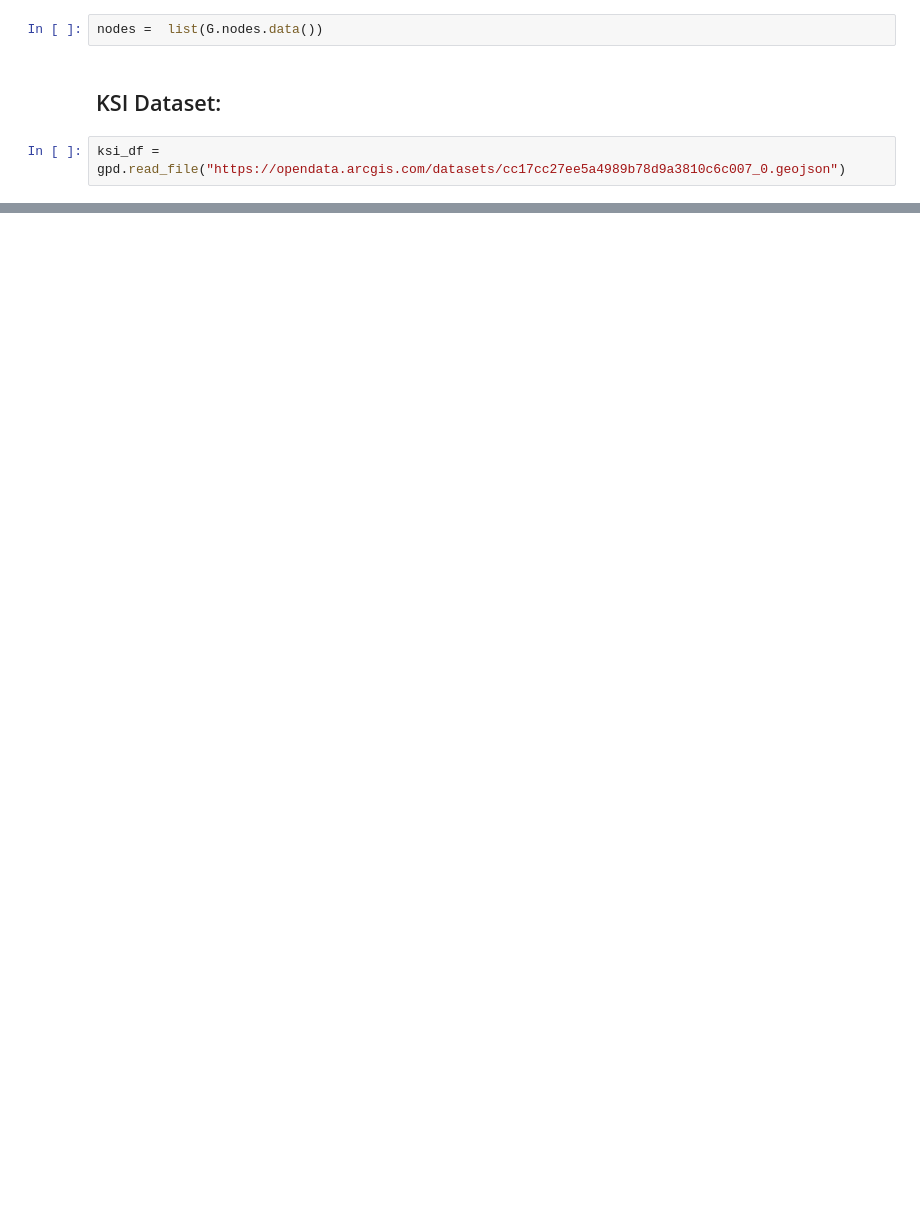
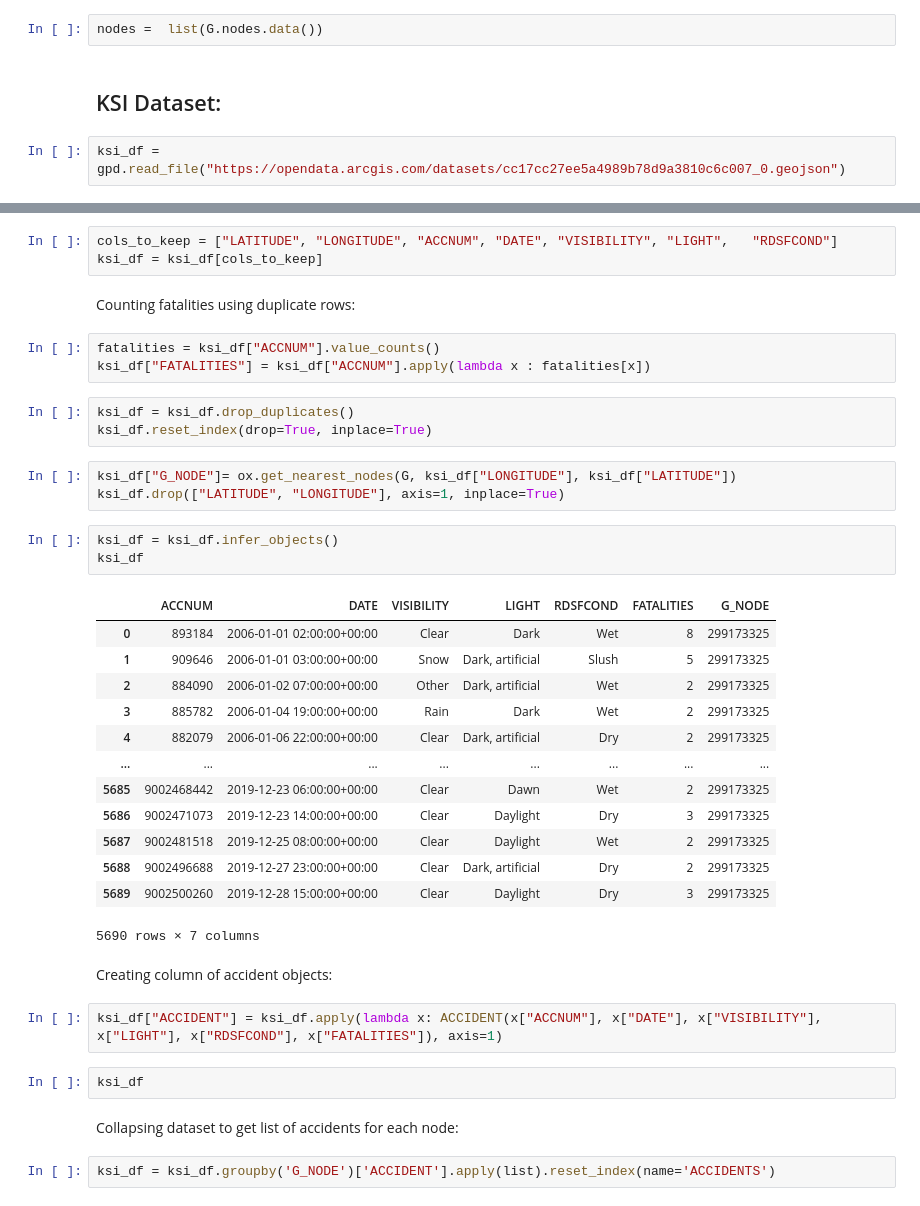
Before and after one commit to Inder-Dhillon/Toronto-Accidents-As-A-Network, a Jupyter notebook: Project_Notebook.ipynb, the cells around one changed output, grey strips where cells are left out. Drawn from its saved outputs; the diff is of its cells as text; blank space fills up the shorter version.

Commit message:
Data Cleaned: Duplicate Roads Issue Persists

```diff
--- a/Project_Notebook.ipynb
+++ b/Project_Notebook.ipynb
@@ -227,0 +85,41 @@ NameError: ignored
+# %%
+cols_to_keep = ["LATITUDE", "LONGITUDE", "ACCNUM", "DATE", "VISIBILITY", "LIGHT",	"RDSFCOND"]
+ksi_df = ksi_df[cols_to_keep]
+# %% [markdown]
+Counting fatalities using duplicate rows:
+# %%
+fatalities = ksi_df["ACCNUM"].value_counts()
+ksi_df["FATALITIES"] = ksi_df["ACCNUM"].apply(lambda x : fatalities[x])
+# %%
+ksi_df = ksi_df.drop_duplicates()
+ksi_df.reset_index(drop=True, inplace=True)
+# %%
+ksi_df["G_NODE"]= ox.get_nearest_nodes(G, ksi_df["LONGITUDE"], ksi_df["LATITUDE"])
+ksi_df.drop(["LATITUDE", "LONGITUDE"], axis=1, inplace=True)
+# %%
+ksi_df = ksi_df.infer_objects()
+ksi_df
+# %% [output]
+|  | ACCNUM | DATE | VISIBILITY | LIGHT | RDSFCOND | FATALITIES | G_NODE |
+| 0 | 893184 | 2006-01-01 02:00:00+00:00 | Clear | Dark | Wet | 8 | 299173325 |
+| 1 | 909646 | 2006-01-01 03:00:00+00:00 | Snow | Dark, artificial | Slush | 5 | 299173325 |
+| 2 | 884090 | 2006-01-02 07:00:00+00:00 | Other | Dark, artificial | Wet | 2 | 299173325 |
+| 3 | 885782 | 2006-01-04 19:00:00+00:00 | Rain | Dark | Wet | 2 | 299173325 |
+| 4 | 882079 | 2006-01-06 22:00:00+00:00 | Clear | Dark, artificial | Dry | 2 | 299173325 |
+| ... | ... | ... | ... | ... | ... | ... | ... |
+| 5685 | 9002468442 | 2019-12-23 06:00:00+00:00 | Clear | Dawn | Wet | 2 | 299173325 |
+| 5686 | 9002471073 | 2019-12-23 14:00:00+00:00 | Clear | Daylight | Dry | 3 | 299173325 |
+| 5687 | 9002481518 | 2019-12-25 08:00:00+00:00 | Clear | Daylight | Wet | 2 | 299173325 |
+| 5688 | 9002496688 | 2019-12-27 23:00:00+00:00 | Clear | Dark, artificial | Dry | 2 | 299173325 |
+| 5689 | 9002500260 | 2019-12-28 15:00:00+00:00 | Clear | Daylight | Dry | 3 | 299173325 |
+5690 rows × 7 columns
+# %% [markdown]
+Creating column of accident objects:
+# %%
+ksi_df["ACCIDENT"] = ksi_df.apply(lambda x: ACCIDENT(x["ACCNUM"], x["DATE"], x["VISIBILITY"], x["LIGHT"], x["RDSFCOND"], x["FATALITIES"]), axis=1)
+# %%
+ksi_df
+# %% [markdown]
+Collapsing dataset to get list of accidents for each node:
+# %%
+ksi_df = ksi_df.groupby('G_NODE')['ACCIDENT'].apply(list).reset_index(name='ACCIDENTS')
```
Also changed, not shown: parts of 39 cells of this notebook.
